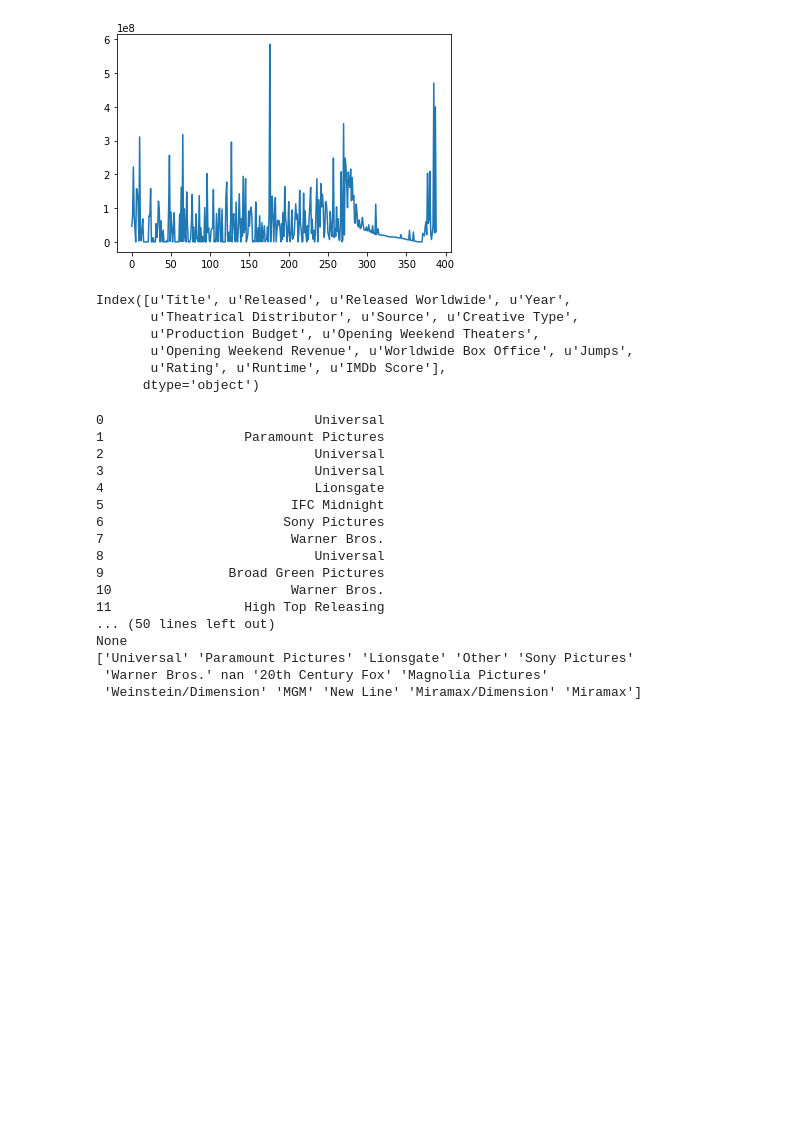
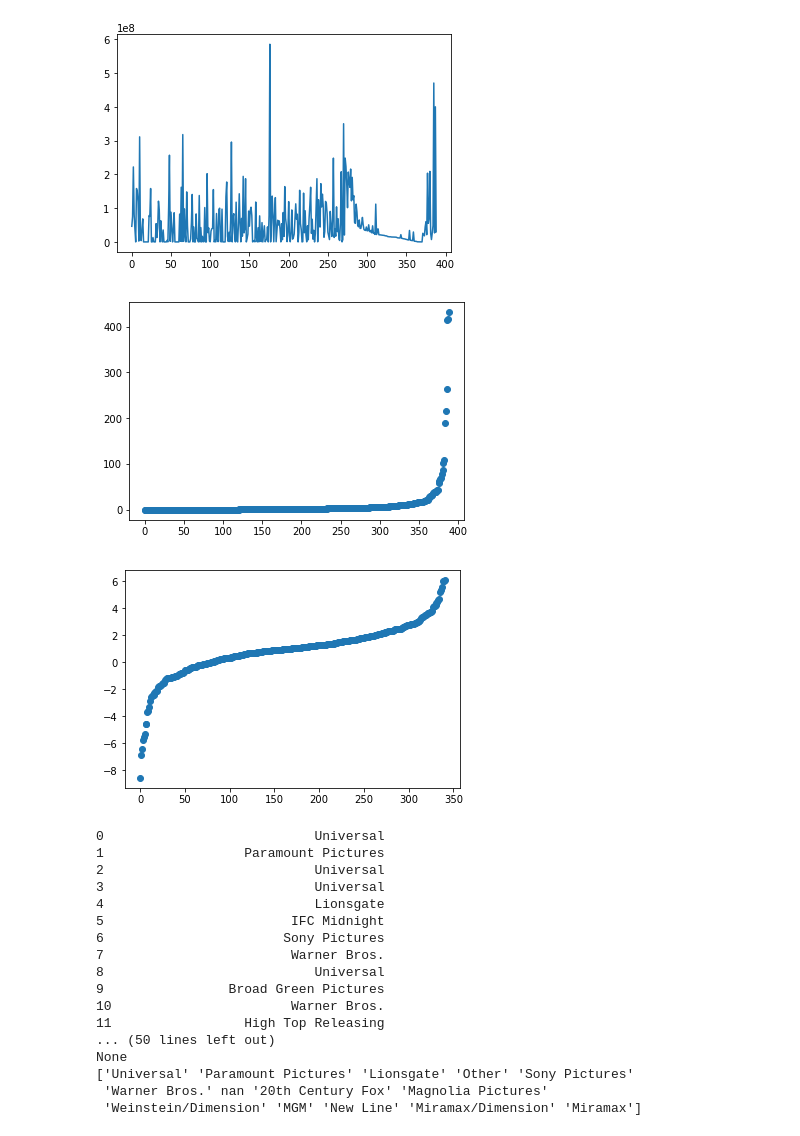
Before and after one commit to jasonyzhao/MetricsB, a Jupyter notebook: MetricsB.ipynb, the cells around one changed output. Saved outputs shown, nothing was run; the diff lists cells and outputs as text; code cells hidden in the pictures; blank space fills up the shorter version.

```diff
--- a/MetricsB.ipynb
+++ b/MetricsB.ipynb
@@ -15,6 +17,11 @@ from sklearn.linear_model import Lasso
 
 df = pd.read_table("horror.txt", delimiter = '\t',parse_dates=True,infer_datetime_format=True,date_parser=pd.to_datetime)
 df['ROI'] = df['Worldwide Box Office']/df['Production Budget']#
+print df['ROI']
+df['log ROI'] = df['ROI'].apply(lambda x: np.log(x) if x>0 else None)
+df['adj log ROI']= df['ROI'].apply(lambda x: np.log(x+0.000192307692308/2)) #if x>0 else -100)
+df['cube root ROI'] = df['ROI'].apply(lambda x : x**(1.0/3))
+print df['cube root ROI']
 #print df['ROI']
 #print df.iloc[0:15]
 #print df.columns
@@ -50,19 +79,28 @@ See the caveats in the documentation: http://pandas.pydata.org/pandas-docs/stabl
 # %%
 # print df['Theatrical Distributor'].value_counts()
 # print df['Theatrical Distributor'].unique().shape
 # print df['Theatrical Distributor'].unique()
 # loctest = ptest.copy()
 # loctest.loc(['Release'])=3
 #ptest.loc(['Theatrical Distributor'])=3
 #ptest.loc(['Sony Pictures', 'Theatrical Distributor'])
-print ptest.columns
+y = df['ROI'].copy()
+#y = y.sort_values(inplace=True())
+y = np.array(y)
+idx = np.argsort(y)
+enum = np.arange(y.shape[0])
+plt.scatter(enum, y[idx])
+plt.show()
+y = df['log ROI'].copy()
+#y = y.sort_values(inplace=True())
+y = np.array(y)
+idx = np.argsort(y)
+
+plt.scatter(enum, y[idx])
+plt.show()
 # %% [output]
-Index([u'Title', u'Released', u'Released Worldwide', u'Year',
-       u'Theatrical Distributor', u'Source', u'Creative Type',
-       u'Production Budget', u'Opening Weekend Theaters',
-       u'Opening Weekend Revenue', u'Worldwide Box Office', u'Jumps',
-       u'Rating', u'Runtime', u'IMDb Score'],
-      dtype='object')
+[figure, added]
+[figure, added]
 # %%
 # ptest = df[['Released','Released Worldwide', 'Year', 'Theatrical Distributor','Source','Creative Type', \
 #             'Production Budget', 'Opening Weekend Theaters', 'Opening Weekend Revenue', 'Worldwide Box Office',\
```
Also changed, not shown: parts of 11 cells of this notebook.
